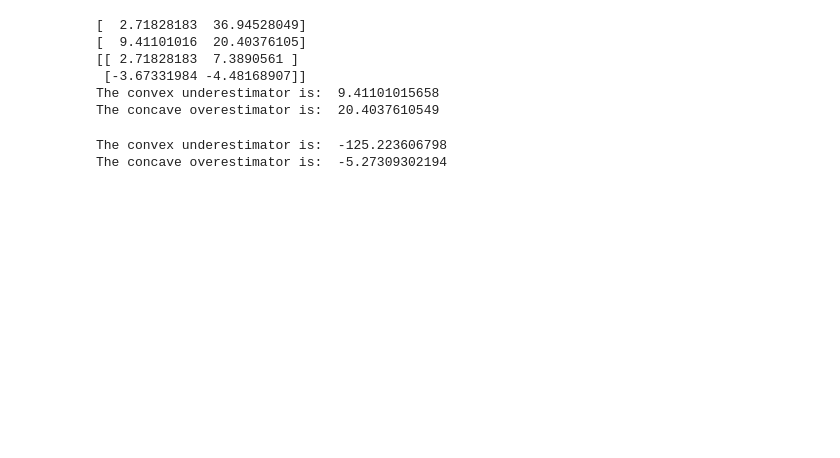
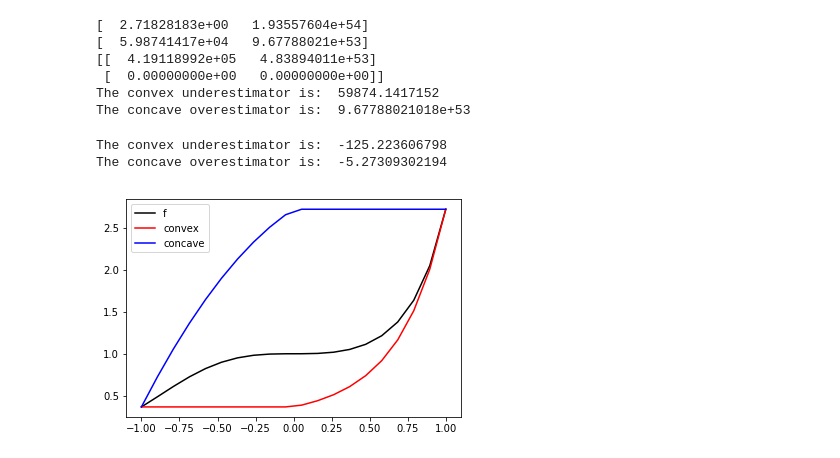
Before and after one commit to shaoyuanxun/MCPy, a Jupyter notebook: examples.ipynb, the cells around one changed output. Cells and saved outputs as stored; diff of their text form; code cells hidden in the pictures; blank space fills up the shorter version.

```diff
--- a/examples.ipynb
+++ b/examples.ipynb
@@ -14,19 +14,19 @@ x2 = MCPy(np.array([-2, -1]), np.array([-1.5, -1.5]), np.matrix([[0, 0], [1, 1]]
 # f.MC[0] is the vales of convex underestimator
 # f.MC[1] is the vales of concave overestimator
 
-f1 = x1/exp(x2)
+f1 = exp(x1**3)
 print(f1.IA)
 print(f1.MC)
 print(f1.SG)
 print("The convex underestimator is: ", f1.MC[0])
 print("The concave overestimator is: ", f1.MC[1])
 # %% [output]
-[  2.71828183  36.94528049]
-[  9.41101016  20.40376105]
-[[ 2.71828183  7.3890561 ]
- [-3.67331984 -4.48168907]]
-The convex underestimator is:  9.41101015658
-The concave overestimator is:  20.4037610549
+[  2.71828183e+00   1.93557604e+54]
+[  5.98741417e+04   9.67788021e+53]
+[[  4.19118992e+05   4.83894011e+53]
+ [  0.00000000e+00   0.00000000e+00]]
+The convex underestimator is:  59874.1417152
+The concave overestimator is:  9.67788021018e+53
 # %%
 # another example
 f2 = x1**(3)/sqrt(x1)*x2
@@ -36,3 +36,37 @@ print("The concave overestimator is: ", f2.MC[1])
 # %% [output]
 The convex underestimator is:  -125.223606798
 The concave overestimator is:  -5.27309302194
+# %%
+import matplotlib.pyplot as plt
+from mpl_toolkits.mplot3d import Axes3D
+
+def OneVariablePlot(LB, UB, nx, fun):
+    x_points = np.linspace(LB,UB,nx)
+    cv_points = np.zeros(nx)
+    cc_points = np.zeros(nx)
+    y_points = np.zeros(nx)
+
+    index = 0
+    for x in x_points:
+        x_MCPy = MCPy(np.array([LB,UB]), np.array([x, x]), np.matrix([[1, 1]]))
+        f_MCPy = fun(x_MCPy)
+        cv_points[index] = f_MCPy.MC[0]
+        cc_points[index] = f_MCPy.MC[1]
+        y_points[index] = fun(x)
+        index += 1
+
+    p1, = plt.plot(x_points, y_points, color="black")
+    p2, = plt.plot(x_points, cv_points, color="red")
+    p3, = plt.plot(x_points, cc_points, color="blue")
+    plt.legend([p1,p2,p3], ['f','convex','concave'])
+
+    plt.show()
+# %%
+nx = 20
+LB = -1
+UB = 1
+fun=lambda x: exp(x**3)
+
+OneVariablePlot(LB, UB, nx, fun)
+# %% [output]
+[figure, added]
```
Also changed, not shown: parts of 2 cells of this notebook, 1 other file.
